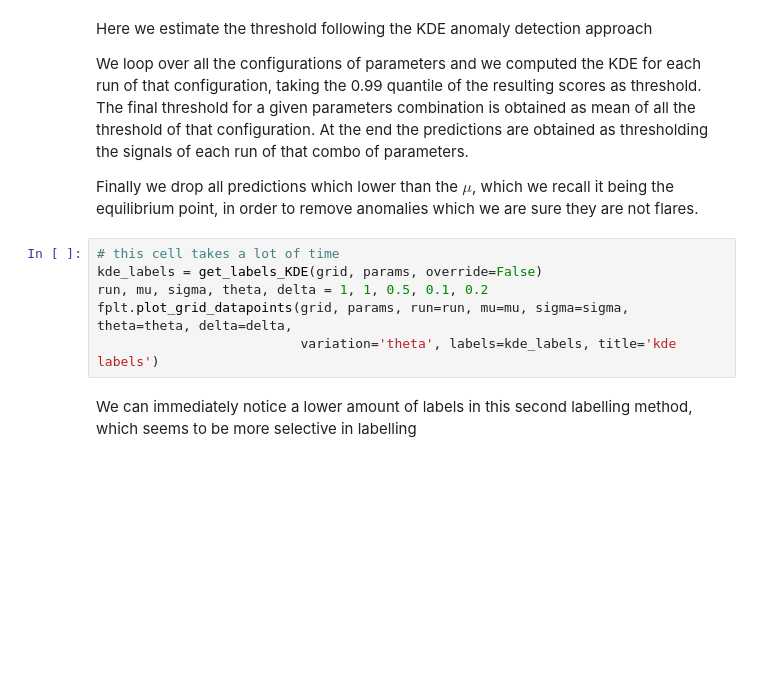
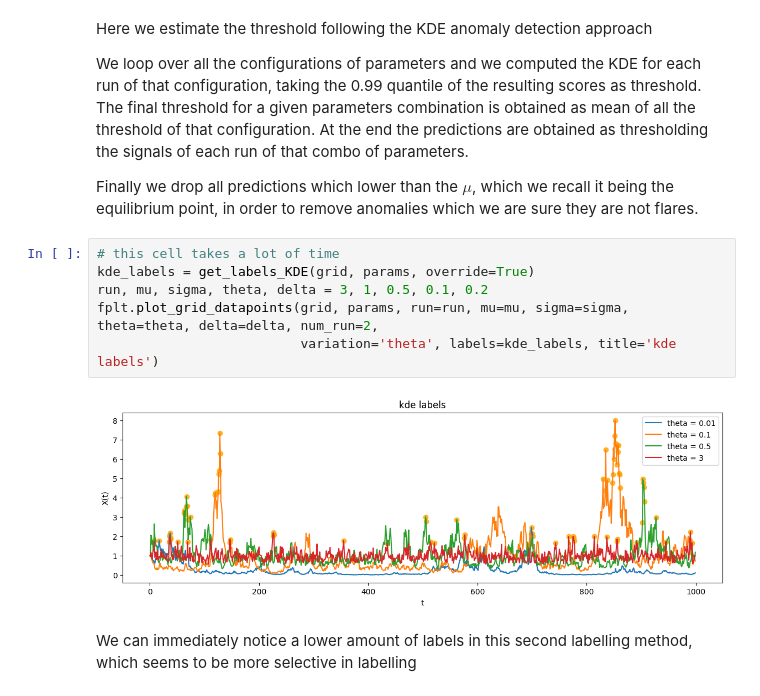
Before and after one commit to falric05/AII-Flare-prediction, a Jupyter notebook: notebooks/AI_ind_data.ipynb, the cells around one changed output. Cells and saved outputs as stored; diff of their text form; blank space fills up the shorter version.

```diff
--- a/notebooks/AI_ind_data.ipynb
+++ b/notebooks/AI_ind_data.ipynb
@@ -242,10 +257,12 @@ At the end the predictions are obtained as thresholding the signals of each run
 Finally we drop all predictions which lower than the $\mu$, which we recall it being the equilibrium point, in order to remove anomalies which we are sure they are not flares.
 # %%
 # this cell takes a lot of time
-kde_labels = get_labels_KDE(grid, params, override=False)
-run, mu, sigma, theta, delta = 1, 1, 0.5, 0.1, 0.2
-fplt.plot_grid_datapoints(grid, params, run=run, mu=mu, sigma=sigma, theta=theta, delta=delta,
+kde_labels = get_labels_KDE(grid, params, override=True)
+run, mu, sigma, theta, delta = 3, 1, 0.5, 0.1, 0.2
+fplt.plot_grid_datapoints(grid, params, run=run, mu=mu, sigma=sigma, theta=theta, delta=delta, num_run=2,
                           variation='theta', labels=kde_labels, title='kde labels')
+# %% [output]
+[figure, added]
 # %% [markdown]
 We can immediately notice a lower amount of labels in this second labelling method, which seems to be more selective in labelling
 # %% [markdown]
```
Also changed, not shown: parts of 24 cells of this notebook.
